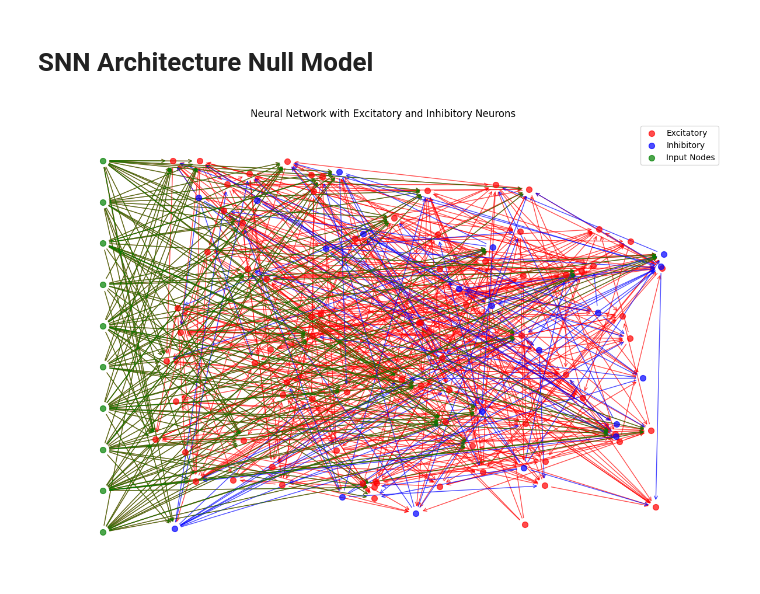
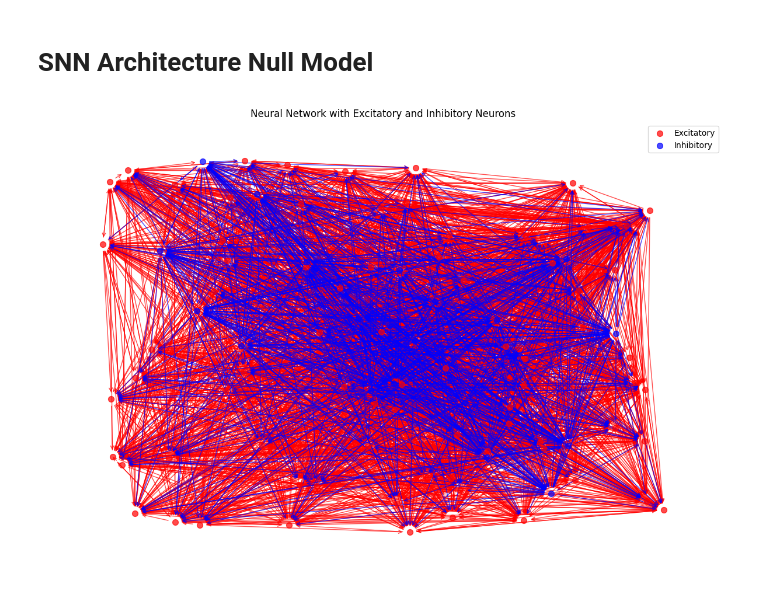
Before and after one commit to ivychad/NMC-Project, a Jupyter notebook: network.ipynb, the cells around one changed output. Cells and saved outputs as stored; diff of their text form; code cells hidden in the pictures.

```diff
--- a/network.ipynb
+++ b/network.ipynb
@@ -41,15 +41,15 @@ def generate_neural_network(num_neurons, excitatory_ratio=0.8, connection_prob=0
     # Add nodes with attributes (excitatory or inhibitory)
     for i in range(num_neurons):
         if i < num_excitatory:
-            G.add_node(i, type="excitatory")
+            G.add_node(i, type=1)
         else:
-            G.add_node(i, type="inhibitory")
+            G.add_node(i, type=-1)
 
     # Add edges with weights, respecting Dale's principle
     for i in range(num_neurons):
         for j in range(num_neurons):
             if i != j and np.random.rand() < connection_prob:
-                if G.nodes[i]["type"] == "excitatory":
+                if G.nodes[i]["type"] == 1:
                     weight = np.random.uniform(0.1, 1.0)  # Positive weight
                 else:
                     weight = np.random.uniform(-1.0, -0.1)  # Negative weight
@@ -97,8 +97,8 @@ def plot_network(G):
         G (nx.DiGraph): Directed graph representing the network.
     """
     pos = nx.random_layout(G)  # Layout for visualization
-    excitatory_nodes = [n for n, attr in G.nodes(data=True) if attr["type"] == "excitatory"]
-    inhibitory_nodes = [n for n, attr in G.nodes(data=True) if attr["type"] == "inhibitory"]
+    excitatory_nodes = [n for n, attr in G.nodes(data=True) if attr["type"] == 1]
+    inhibitory_nodes = [n for n, attr in G.nodes(data=True) if attr["type"] == -1]
     input_nodes = [n for n, attr in G.nodes(data=True) if attr["type"] == "input"]
 
     num_input_nodes = len(input_nodes)
@@ -109,33 +109,33 @@ def plot_network(G):
     # Draw nodes
     nx.draw_networkx_nodes(G, pos, nodelist=excitatory_nodes, node_color="red", label="Excitatory", alpha=0.7, node_size=50)
     nx.draw_networkx_nodes(G, pos, nodelist=inhibitory_nodes, node_color="blue", label="Inhibitory", alpha=0.7, node_size=50)
     nx.draw_networkx_nodes(G, pos, nodelist=input_nodes, node_color="green", label="Input Nodes", alpha=0.7, node_size=50)
 
     # Draw edges
     weights = nx.get_edge_attributes(G, "weight")
     excitatory_edges = [(u, v) for u, v, d in G.edges(data=True) if d["weight"] > 0]
     inhibitory_edges = [(u, v) for u, v, d in G.edges(data=True) if d["weight"] < 0]
     input_edges = [(u, v) for u, v, d in G.edges(data=True) if G.nodes[u]["type"] == "input"]
 
     nx.draw_networkx_edges(G, pos, edgelist=excitatory_edges, edge_color="red", arrowstyle="->", arrowsize=10, alpha=0.7, label="Excitatory Connections")
     nx.draw_networkx_edges(G, pos, edgelist=inhibitory_edges, edge_color="blue", arrowstyle="->", arrowsize=10, alpha=0.7, label="Inhibitory Connections")
     nx.draw_networkx_edges(G, pos, edgelist=input_edges, edge_color="green", arrowstyle="->", arrowsize=10, alpha=0.7, label="Input Connections")
 
 
     # Add legend
     plt.legend()
     plt.title("Neural Network with Excitatory and Inhibitory Neurons")
     plt.axis("off")
     plt.show()
 
 # Parameters
 num_neurons = 100  # Total number of neurons
 excitatory_ratio = 0.8  # 4:1 ratio (80% excitatory)
-connection_prob = 0.05  # 10% connection probability
+connection_prob = 0.4  # 10% connection probability
 
 # Generate and plot network
 G = generate_neural_network(num_neurons, excitatory_ratio, connection_prob)
-G = add_input_layer(G, num_input_nodes=10, subset_size=30, input_prob=0.5)
+#G = add_input_layer(G, num_input_nodes=10, subset_size=30, input_prob=0.5)
 plot_network(G)
 # %% [output]
-[figure, old version]
+[figure, new version]
```
Also changed, not shown: parts of 2 cells of this notebook.
